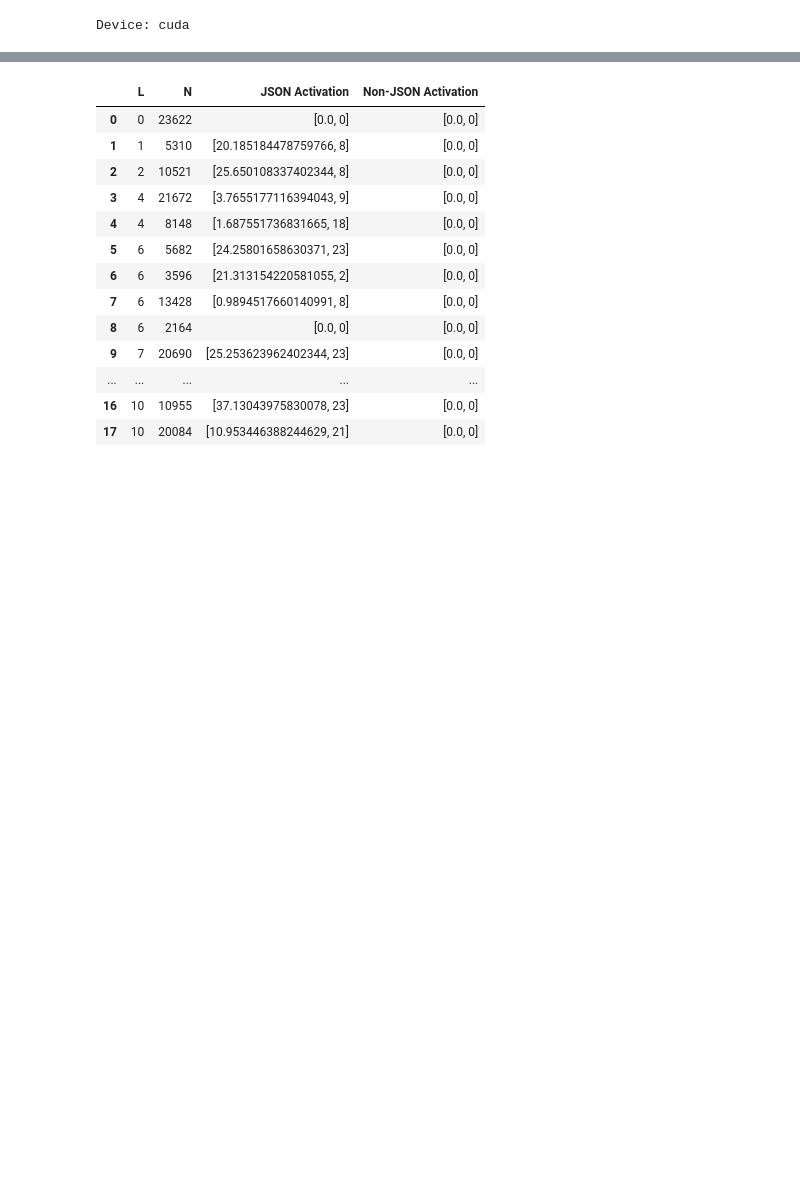
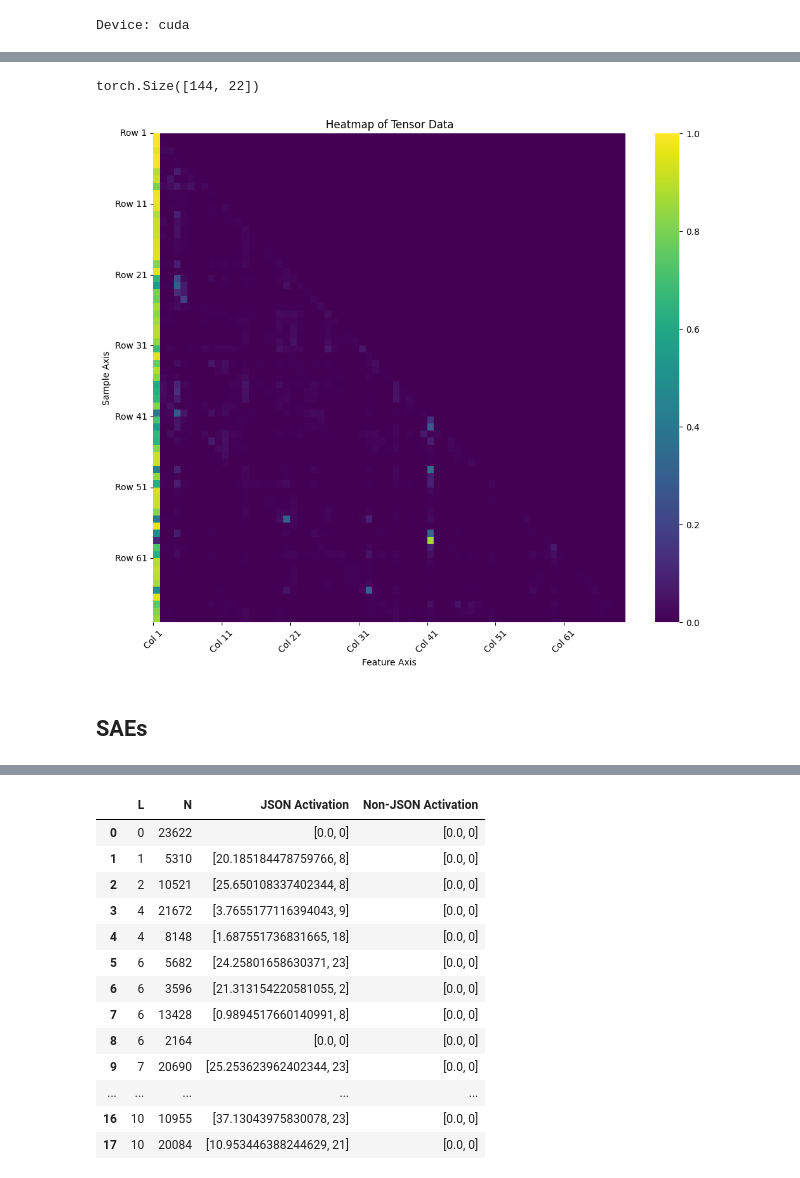
Before and after one commit to ghidav/mats-interp, a Jupyter notebook: experiments/002-task-vectors/002-tv.ipynb, the cells around one changed output, grey strips where cells are left out. Drawn from its saved outputs; the diff is of its cells as text; code cells hidden in the pictures; blank space fills up the shorter version.

```diff
--- a/experiments/002-task-vectors/002-tv.ipynb
+++ b/experiments/002-task-vectors/002-tv.ipynb
@@ -39,0 +186,23 @@ Ranks of the answer tokens: [(' }', 15)]
+# %%
+import einops
+from tqdm import tqdm
+
+first_output_token_id = 48
+
+patch = torch.zeros(144, len(tokens[0]) - first_output_token_id)
+
+for i in tqdm(range(first_output_token_id, len(tokens[0]))):
+    _, cache, grad_cache = get_cache_fwd_and_bwd(tokens[:, :i], tokens[0, i])
+
+    act = cache.stack_head_results(-1)
+    grad_act = grad_cache.stack_head_results(-1)
+
+    patch[:, i-first_output_token_id] = einops.reduce(
+                grad_act *  act,
+                "component batch pos d_model -> component pos",
+                "sum",
+            )[:, -1]
+# %%
+patch.shape
+# %% [output]
+torch.Size([144, 22])
@@ -40,3 +222,39 @@ Ranks of the answer tokens: [(' }', 15)]
+# %%
+import seaborn as sns
+layer_id = 10
+head_id = 6
+
+data = cache[f'blocks.{layer_id}.attn.hook_pattern'][0, head_id].cpu()
+
+# Set up the matplotlib figure
+plt.figure(figsize=(12, 10))
+
+# Draw the heatmap
+ax = sns.heatmap(data, cmap='viridis')
+
+# Set tick labels
+ax.set_xticks(range(0, data.shape[1], 10))  # Set x-ticks every 10 columns
+ax.set_yticks(range(0, data.shape[0], 10))  # Set y-ticks every 10 rows
+
+# Set tick labels with optional custom labeling
+ax.set_xticklabels([f"Col {i+1}" for i in range(0, data.shape[1], 10)])
+ax.set_yticklabels([f"Row {i+1}" for i in range(0, data.shape[0], 10)])
+
+# Rotate tick labels for better visibility
+plt.xticks(rotation=45)
+plt.yticks(rotation=0)
+
+# Title and labels (optional)
+plt.title('Heatmap of Tensor Data')
+plt.xlabel('Feature Axis')
+plt.ylabel('Sample Axis')
+
+# Show the plot
+plt.show()
+# %% [output]
+[figure, added]
+# %% [markdown]
+## SAEs
 # %%
 from huggingface_hub import snapshot_download
 
```
Also changed, not shown: parts of 16 cells of this notebook, 3 other files.
